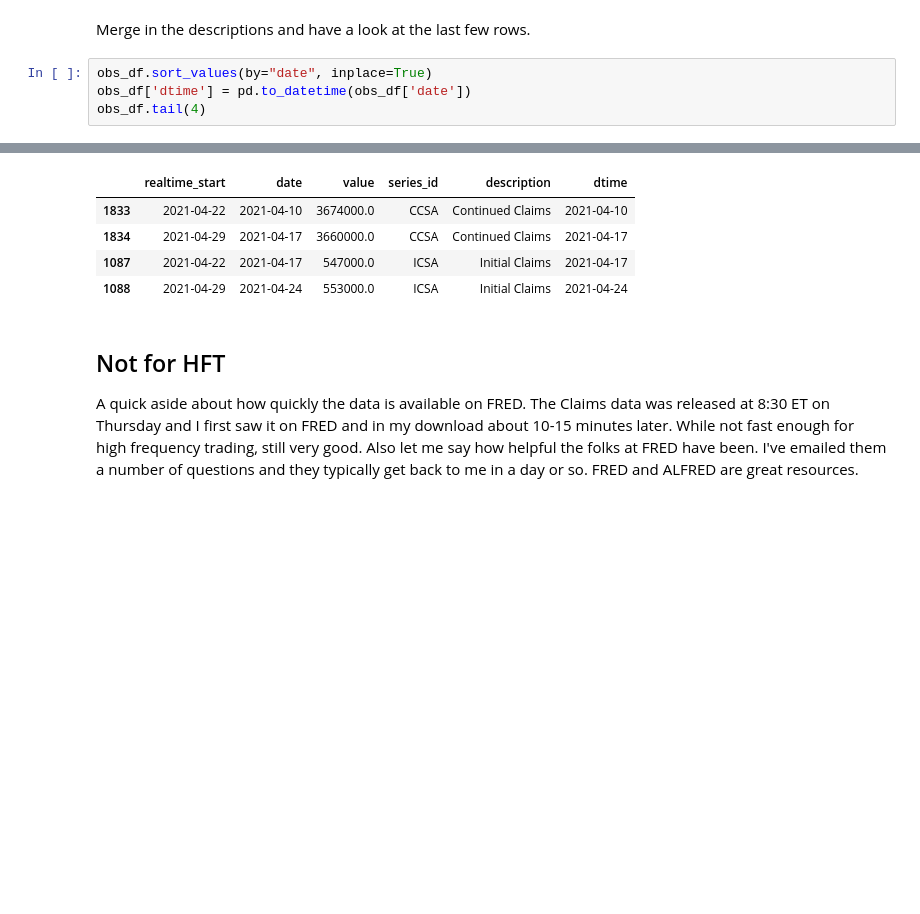
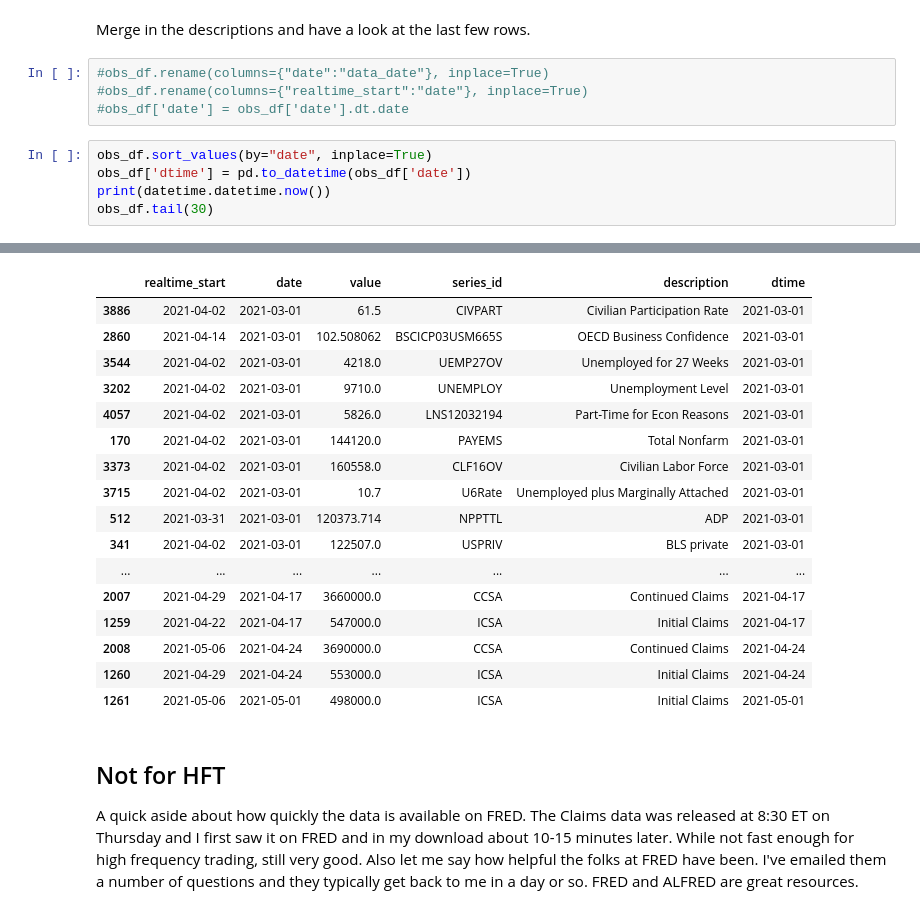
Before and after one commit to jhmuller/job-forecasting, a Jupyter notebook: _notebooks/Part_3_Fred.ipynb, the cells around one changed output, grey strips where cells are left out. Drawn from its saved outputs; the diff is of its cells as text; blank space fills up the shorter version.

Commit message:
cleanup and fixup related to claims

```diff
--- a/_notebooks/Part_3_Fred.ipynb
+++ b/_notebooks/Part_3_Fred.ipynb
@@ -169,7 +176,12 @@ rows= 171
 # %% [markdown]
 Merge in the descriptions and have a look at the last few rows.
+# %%
+#obs_df.rename(columns={"date":"data_date"}, inplace=True)
+#obs_df.rename(columns={"realtime_start":"date"}, inplace=True)
+#obs_df['date'] = obs_df['date'].dt.date
 # %%
 obs_df.sort_values(by="date", inplace=True)
 obs_df['dtime'] = pd.to_datetime(obs_df['date'])
-obs_df.tail(4)
+print(datetime.datetime.now())
+obs_df.tail(30)
 # %% [output]
@@ -176,8 +189,20 @@ obs_df.tail(4)
 |  | realtime_start | date | value | series_id | description | dtime |
-| 1833 | 2021-04-22 | 2021-04-10 | 3674000.0 | CCSA | Continued Claims | 2021-04-10 |
-| 1834 | 2021-04-29 | 2021-04-17 | 3660000.0 | CCSA | Continued Claims | 2021-04-17 |
-| 1087 | 2021-04-22 | 2021-04-17 | 547000.0 | ICSA | Initial Claims | 2021-04-17 |
-| 1088 | 2021-04-29 | 2021-04-24 | 553000.0 | ICSA | Initial Claims | 2021-04-24 |
+| 3886 | 2021-04-02 | 2021-03-01 | 61.5 | CIVPART | Civilian Participation Rate | 2021-03-01 |
+| 2860 | 2021-04-14 | 2021-03-01 | 102.508062 | BSCICP03USM665S | OECD Business Confidence | 2021-03-01 |
+| 3544 | 2021-04-02 | 2021-03-01 | 4218.0 | UEMP27OV | Unemployed for 27 Weeks | 2021-03-01 |
+| 3202 | 2021-04-02 | 2021-03-01 | 9710.0 | UNEMPLOY | Unemployment Level | 2021-03-01 |
+| 4057 | 2021-04-02 | 2021-03-01 | 5826.0 | LNS12032194 | Part-Time for Econ Reasons | 2021-03-01 |
+| 170 | 2021-04-02 | 2021-03-01 | 144120.0 | PAYEMS | Total Nonfarm | 2021-03-01 |
+| 3373 | 2021-04-02 | 2021-03-01 | 160558.0 | CLF16OV | Civilian Labor Force | 2021-03-01 |
+| 3715 | 2021-04-02 | 2021-03-01 | 10.7 | U6Rate | Unemployed plus Marginally Attached | 2021-03-01 |
+| 512 | 2021-03-31 | 2021-03-01 | 120373.714 | NPPTTL | ADP | 2021-03-01 |
+| 341 | 2021-04-02 | 2021-03-01 | 122507.0 | USPRIV | BLS private | 2021-03-01 |
+| ... | ... | ... | ... | ... | ... | ... |
+| 2007 | 2021-04-29 | 2021-04-17 | 3660000.0 | CCSA | Continued Claims | 2021-04-17 |
+| 1259 | 2021-04-22 | 2021-04-17 | 547000.0 | ICSA | Initial Claims | 2021-04-17 |
+| 2008 | 2021-05-06 | 2021-04-24 | 3690000.0 | CCSA | Continued Claims | 2021-04-24 |
+| 1260 | 2021-04-29 | 2021-04-24 | 553000.0 | ICSA | Initial Claims | 2021-04-24 |
+| 1261 | 2021-05-06 | 2021-05-01 | 498000.0 | ICSA | Initial Claims | 2021-05-01 |
 # %% [markdown]
 ## Not for HFT
 A quick aside about how quickly the data is available on FRED.  The Claims data was released at 8:30 ET on Thursday and I first saw it on FRED and in my download about 10-15 minutes later.  While not fast enough for high frequency trading, still very good.  Also let me say how helpful the folks at FRED have been.  I've emailed them a number of questions and they typically get back to me in a day or so. FRED and ALFRED are great resources.
```
Also changed, not shown: parts of 11 cells of this notebook, 7 other files.
